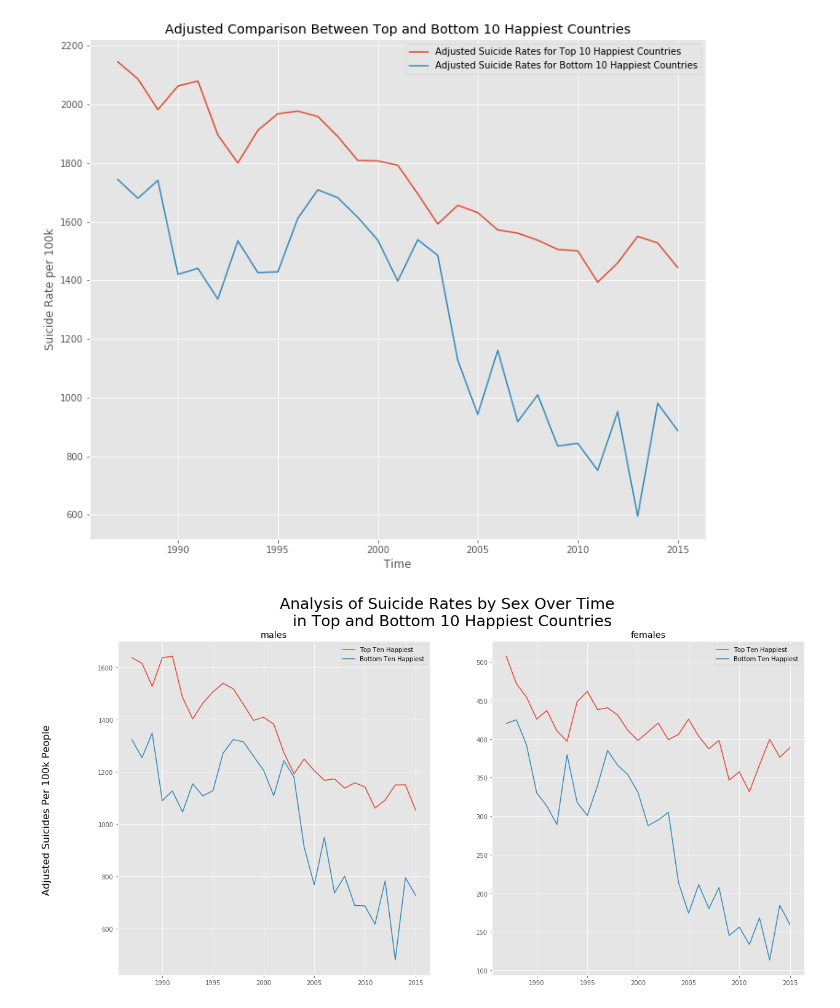
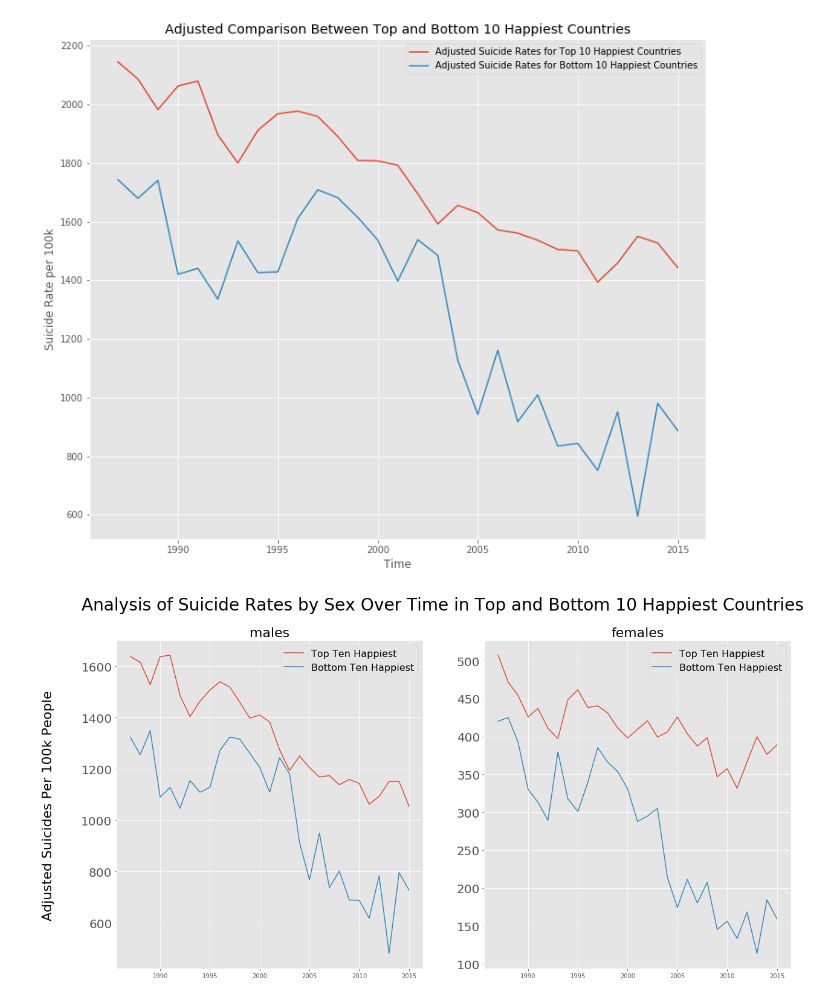
Before and after one commit to alecjonas/Analysis-of-Suicide-Rates-in-Countries-vs-Reported-Happiness-Scores, a Jupyter notebook: notebooks/suicides_eda.ipynb, the cells around one changed output. Saved outputs shown, nothing was run; the diff lists cells and outputs as text; code cells hidden in the pictures.

```diff
--- a/notebooks/suicides_eda.ipynb
+++ b/notebooks/suicides_eda.ipynb
@@ -439,10 +439,11 @@ for i,df in enumerate([age5, age15, age25, age35, age55, age75]):
                 label='Top Ten Happiest')
     axs[i].plot(df[1]['suicides/100k_pop']*bottom_inflation_constant['suicides/100k_pop'],
                 label='Bottom Ten Happiest')
-    axs[i].set_title(f'{list_of_suicide_ages[idx]} old')
+    axs[i].set_title(f'{list_of_suicide_ages[idx]} old', size=24)
     #axs[i].set_ylabel("Suicide Rate per 100k")
     #axs[i].set_xlabel("Time")
-    axs[i].legend()
+    axs[i].legend(fontsize=14)
+    axs[i].yaxis.set_tick_params(labelsize=20)
     idx+=1
 fig.suptitle('Analysis of Suicide Rates by Age Over Time \n in Top and Bottom 10 Happiest Countries', size=25)
 fig.text(0.04, 0.5, 'Adjusted Suicides Per 100k People', va='center', rotation='vertical', fontsize=24)
@@ -494,38 +495,39 @@ def suicide_by_sex(sex):
                               'Bulgaria','Armenia','Sri Lanka' ,'Ukraine' ,'Georgia','Albania']
     sex_bottom_10_country_mask = sex_country_and_suicide_rate['country'].isin(bottom_10_country_list)
     sex_bottom_10_country = sex_country_and_suicide_rate.loc[sex_bottom_10_country_mask, :]
     sex_bottom_10_sum = sex_bottom_10_country.groupby(['year']).sum()[2:-1]
 
     return sex_top_10_sum, sex_bottom_10_sum
 
 def make_sex_graphs(list_of_sexes):
     list_of_sex_graphs = [suicide_by_sex(i) for i in list_of_sexes]
     return list_of_sex_graphs
 
 list_of_sexes=['male', 'female']
 m_adjusted_for_count, f_adjusted_for_count = make_sex_graphs(list_of_sexes)
 
 
 fig, axs = plt.subplots(1,2, figsize=(20,10))
 axs=axs.flatten()
 idx=0
 for i,df in enumerate([m_adjusted_for_count, f_adjusted_for_count]):
     axs[i].plot(df[0]['suicides/100k_pop']*top_inflation_constant['suicides/100k_pop'],
                 label='Top Ten Happiest')
     axs[i].plot(df[1]['suicides/100k_pop']*bottom_inflation_constant['suicides/100k_pop'],
                 label='Bottom Ten Happiest')
-    axs[i].set_title(f'{list_of_sexes[idx]}s')
+    axs[i].set_title(f'{list_of_sexes[idx]}s', fontsize=22)
     #axs[i].set_ylabel("Adjusted Suicide Rate per 100k")
     #axs[i].set_xlabel("Time")
-    axs[i].legend()
+    axs[i].legend(fontsize=16)
+    axs[i].yaxis.set_tick_params(labelsize=20)
     idx+=1
-fig.suptitle('Analysis of Suicide Rates by Sex Over Time \n in Top and Bottom 10 Happiest Countries', size=25)
-fig.text(0.04, 0.5, 'Adjusted Suicides Per 100k People', va='center', rotation='vertical', fontsize=16)
+fig.suptitle('Analysis of Suicide Rates by Sex Over Time in Top and Bottom 10 Happiest Countries', size=28)
+fig.text(0.04, 0.5, 'Adjusted Suicides Per 100k People', va='center', rotation='vertical', fontsize=22)
 #fig.text(0.5, 0.04, 'Time', ha='center', va='center', fontsize=24)
 plt.savefig('/home/alec/galvanize/capstone/capstone_1/images/suicide_by_sex_with_adjustment')
 plt.show()
 # %% [output]
-[figure, old version]
+[figure, new version]
 # %%
 #In the presentation, instead of doing a side by side for every graph where I compare the original graph to the
 #Adjusted graph, maybe I'll just do it once for the main happiness graph and then talk about how the adjustment
```
Also changed, not shown: parts of 4 cells of this notebook, 10 other files.
